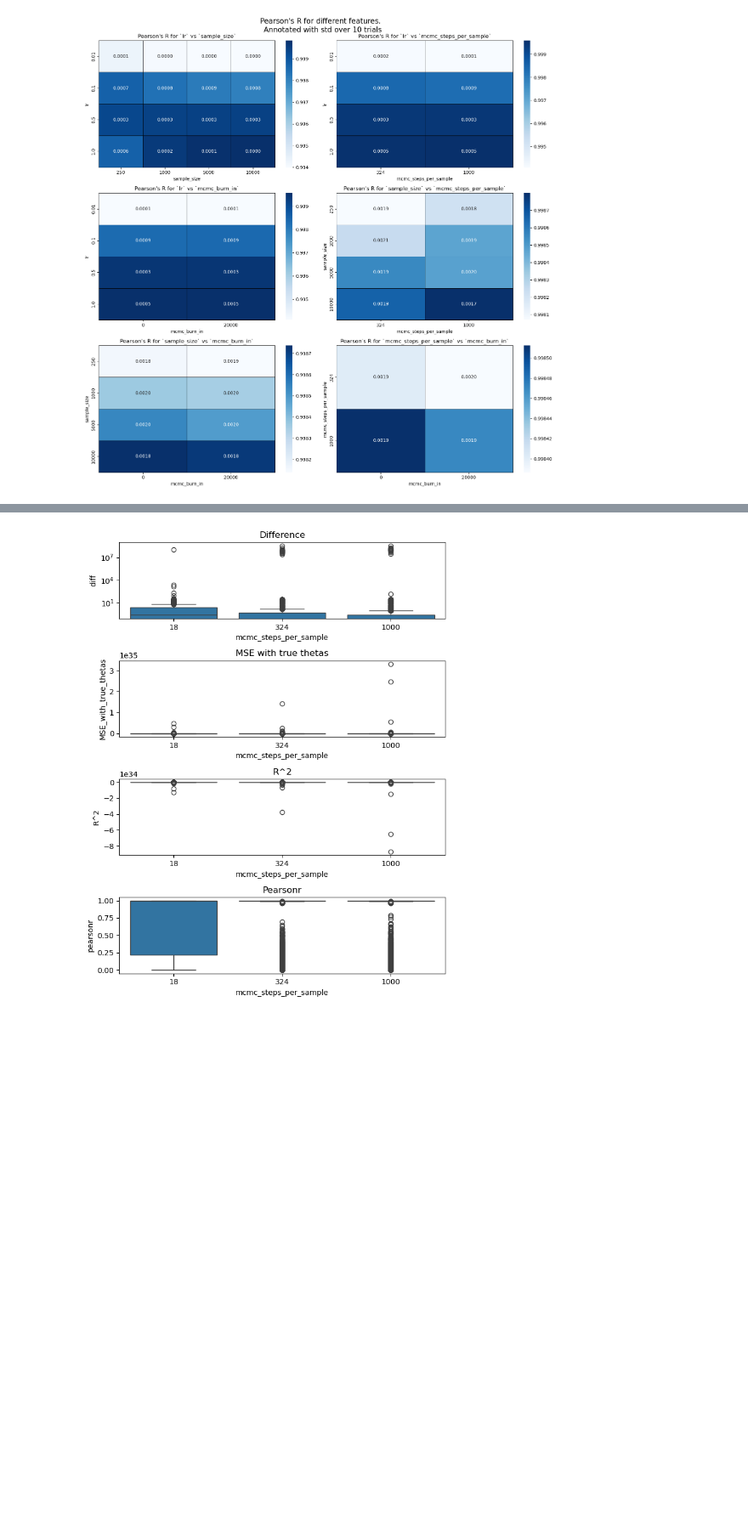
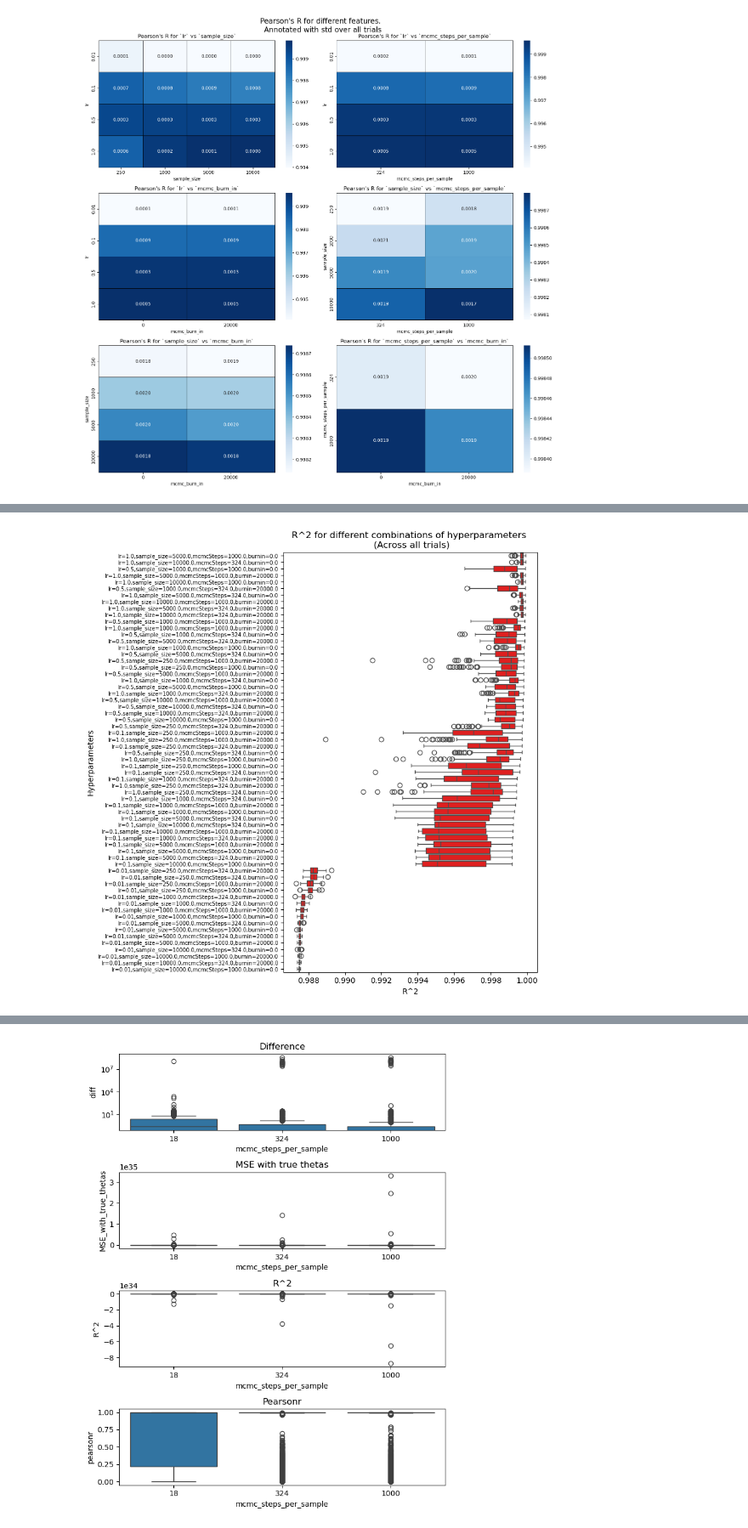
Before and after one commit to tomtalp/pyERGM, a Jupyter notebook: examples/convergence_benchmarks.ipynb, the cells around one changed output, grey strips where cells are left out. Shown at 85% size. Cells and saved outputs as stored; diff of their text form; code cells hidden in the pictures; blank space fills up the shorter version.

```diff
--- a/examples/convergence_benchmarks.ipynb
+++ b/examples/convergence_benchmarks.ipynb
@@ -819,0 +823,6 @@ df
+# %%
+with open("benchmarks_6k_df.pkl", "rb") as f:
+    df = pickle.load(f)
+
+print(df.shape)
+df.head()
@@ -957,0 +968,22 @@ df[features_for_comparison]
+# %%
+df_for_concat = df[(df["with_mple"] == True) & (df["mcmc_steps_per_sample"] > 18)]
+# df_for_concat = df[(df["with_mple"] == True) & (df["mcmc_steps_per_sample"] > 18)]
+
+concatenated_data = df_for_concat[features_for_comparison + ["R^2", "MSE_with_true_thetas", "pearsonr"]].copy()
+concatenated_data["values_as_name"] = concatenated_data.apply(lambda x: f"lr={x['lr']},sample_size={x['sample_size']},mcmcSteps={x['mcmc_steps_per_sample']},burnin={x['mcmc_burn_in']}", axis=1)
+
+
+fig, ax = plt.subplots(figsize=(6, 10))
+
+
+concatenated_data = concatenated_data.sort_values("R^2", ascending=False)
+sns.boxplot(data=concatenated_data, x="R^2", y="values_as_name", orient="horizontal", color="red")
+ax.set_title("R^2 for different combinations of hyperparameters \n (Across all trials)")
+
+# Smaller y-axis labels
+ax.set_yticklabels(ax.get_yticklabels(), fontsize=7)
+ax.set_xlabel("R^2")
+ax.set_ylabel("Hyperparameters")
+plt.show()
+# %% [output]
+[figure, added]
```
Also changed, not shown: parts of 16 cells of this notebook.
